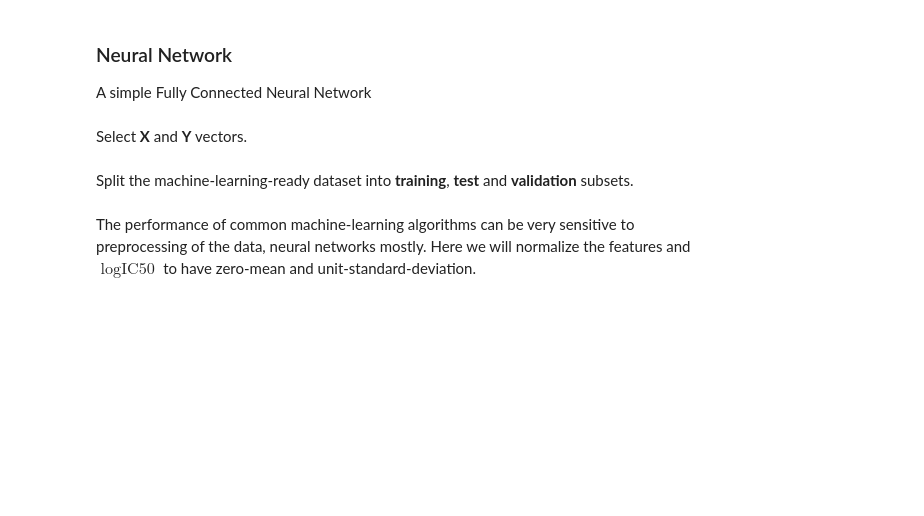
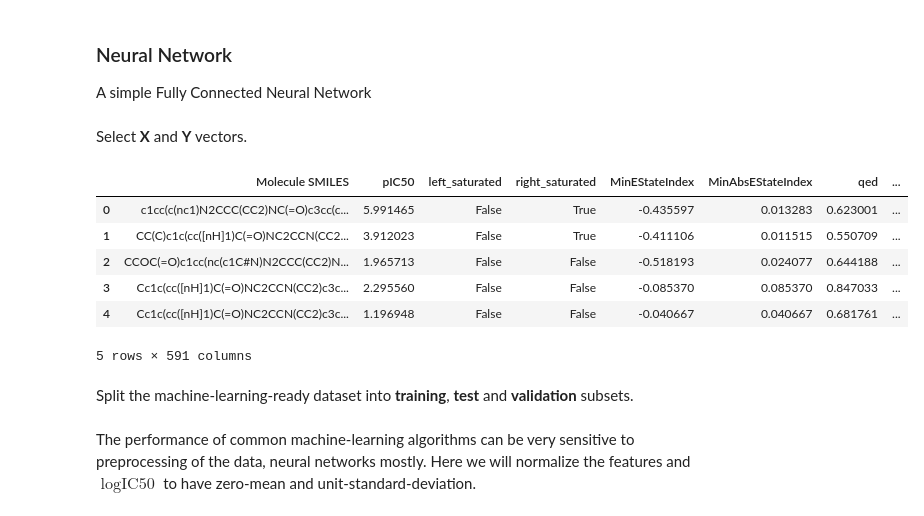
Before and after one commit to alejogiley/Novartis-Hackaton-7, a Jupyter notebook: Notebooks/Lee_NN.ipynb, the cells around one changed output. Drawn from its saved outputs; the diff is of its cells as text; code cells hidden in the pictures; blank space fills up the shorter version.

```diff
--- a/Notebooks/Lee_NN.ipynb
+++ b/Notebooks/Lee_NN.ipynb
@@ -100,6 +106,16 @@ rcutoff = rcutoff.to_numpy()
 # < lower
 lcutoff = s1 * datasets['pIC50'].copy().astype('float64')
 lcutoff = lcutoff.to_numpy()
+# %%
+datasets.head(5)
+# %% [output]
+|  | Molecule SMILES | pIC50 | left_saturated | right_saturated | MinEStateIndex | MinAbsEStateIndex | qed | ... |
+| 0 | c1cc(c(nc1)N2CCC(CC2)NC(=O)c3cc(c... | 5.991465 | False | True | -0.435597 | 0.013283 | 0.623001 | ... |
+| 1 | CC(C)c1c(cc([nH]1)C(=O)NC2CCN(CC2... | 3.912023 | False | True | -0.411106 | 0.011515 | 0.550709 | ... |
+| 2 | CCOC(=O)c1cc(nc(c1C#N)N2CCC(CC2)N... | 1.965713 | False | False | -0.518193 | 0.024077 | 0.644188 | ... |
+| 3 | Cc1c(cc([nH]1)C(=O)NC2CCN(CC2)c3c... | 2.295560 | False | False | -0.085370 | 0.085370 | 0.847033 | ... |
+| 4 | Cc1c(cc([nH]1)C(=O)NC2CCN(CC2)c3c... | 1.196948 | False | False | -0.040667 | 0.040667 | 0.681761 | ... |
+5 rows × 591 columns
 # %% [markdown]
 Split the machine-learning-ready dataset into __training__, __test__ and __validation__ subsets.
 # %%
```
Also changed, not shown: parts of 17 cells of this notebook.
